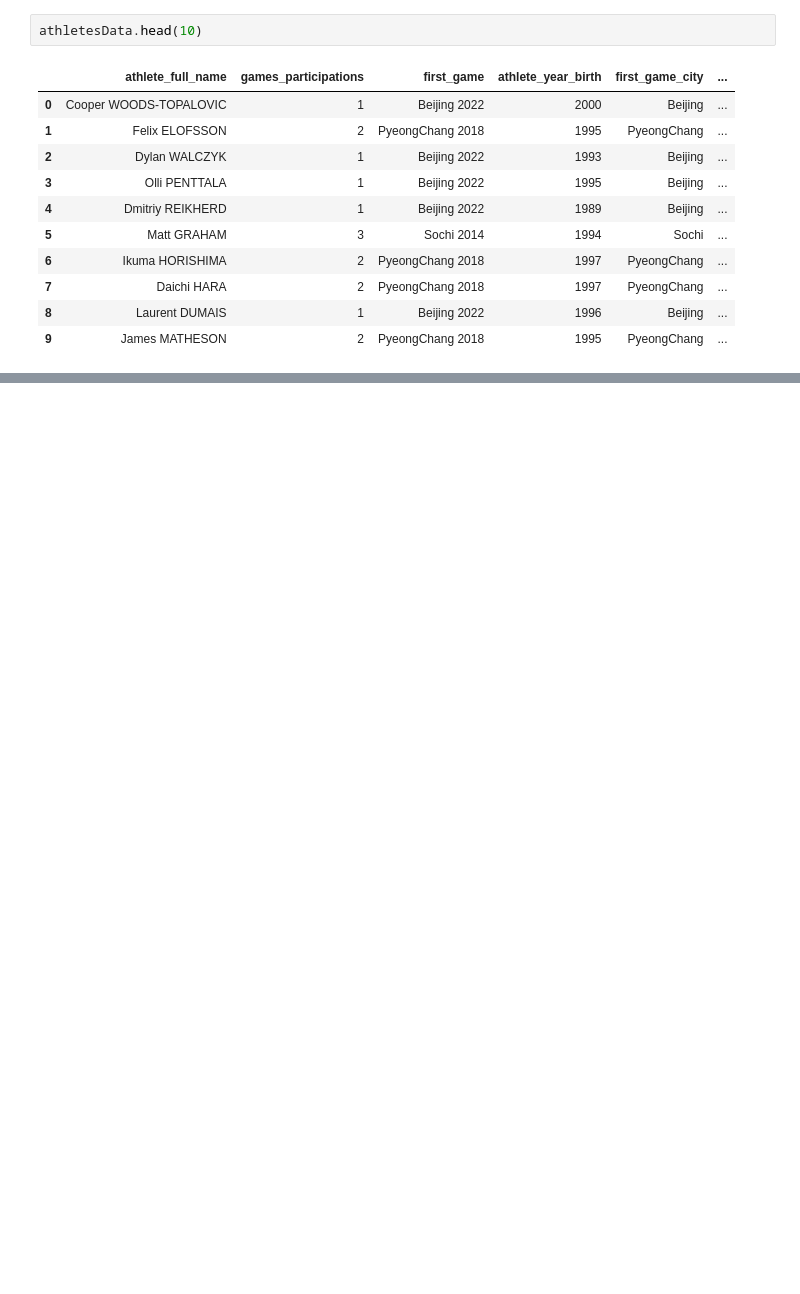
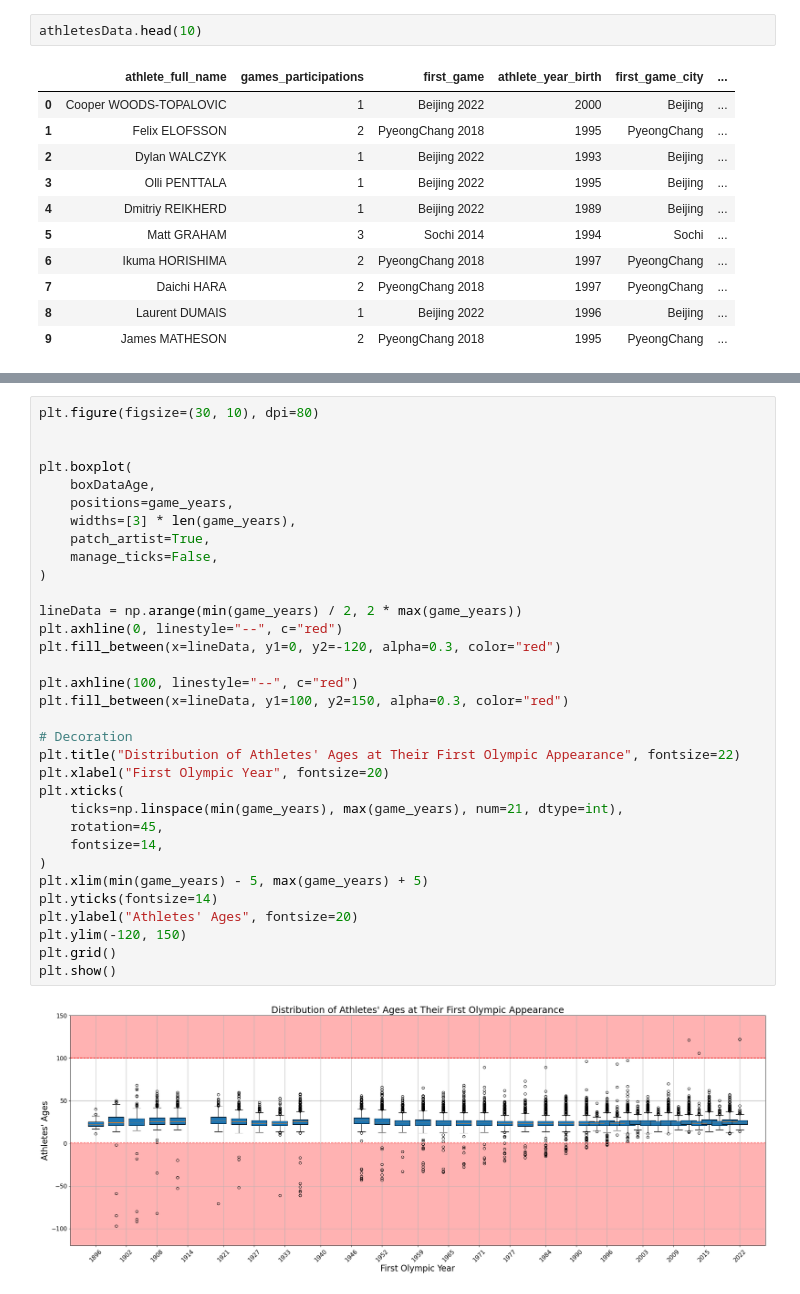
Before and after one commit to willfliaw/CSC_51052_EP, a Jupyter notebook: Project/main/Preliminary data analysis.ipynb, the cells around one changed output, grey strips where cells are left out. Cells and saved outputs as stored; diff of their text form; blank space fills up the shorter version.

```diff
--- a/Project/main/Preliminary data analysis.ipynb
+++ b/Project/main/Preliminary data analysis.ipynb
@@ -234 +256,36 @@ plt.show()
+# %%
+plt.figure(figsize=(30, 10), dpi=80)
+
+
+plt.boxplot(
+    boxDataAge,
+    positions=game_years,
+    widths=[3] * len(game_years),
+    patch_artist=True,
+    manage_ticks=False,
+)
+
+lineData = np.arange(min(game_years) / 2, 2 * max(game_years))
+plt.axhline(0, linestyle="--", c="red")
+plt.fill_between(x=lineData, y1=0, y2=-120, alpha=0.3, color="red")
+
+plt.axhline(100, linestyle="--", c="red")
+plt.fill_between(x=lineData, y1=100, y2=150, alpha=0.3, color="red")
+
+# Decoration
+plt.title("Distribution of Athletes' Ages at Their First Olympic Appearance", fontsize=22)
+plt.xlabel("First Olympic Year", fontsize=20)
+plt.xticks(
+    ticks=np.linspace(min(game_years), max(game_years), num=21, dtype=int),
+    rotation=45,
+    fontsize=14,
+)
+plt.xlim(min(game_years) - 5, max(game_years) + 5)
+plt.yticks(fontsize=14)
+plt.ylabel("Athletes' Ages", fontsize=20)
+plt.ylim(-120, 150)
+plt.grid()
+plt.show()
+# %% [output]
+[figure, added]
 # %%
```
Also changed, not shown: parts of 5 cells of this notebook.
